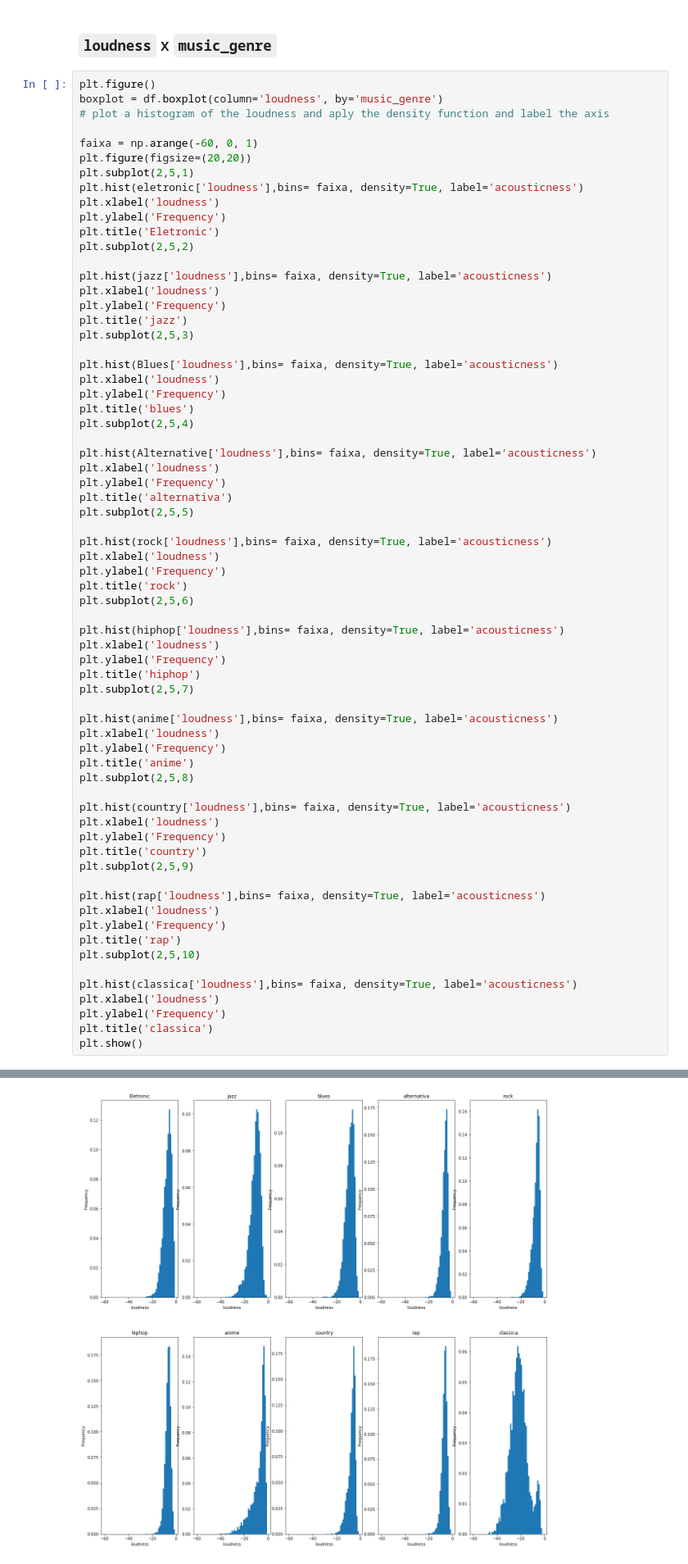
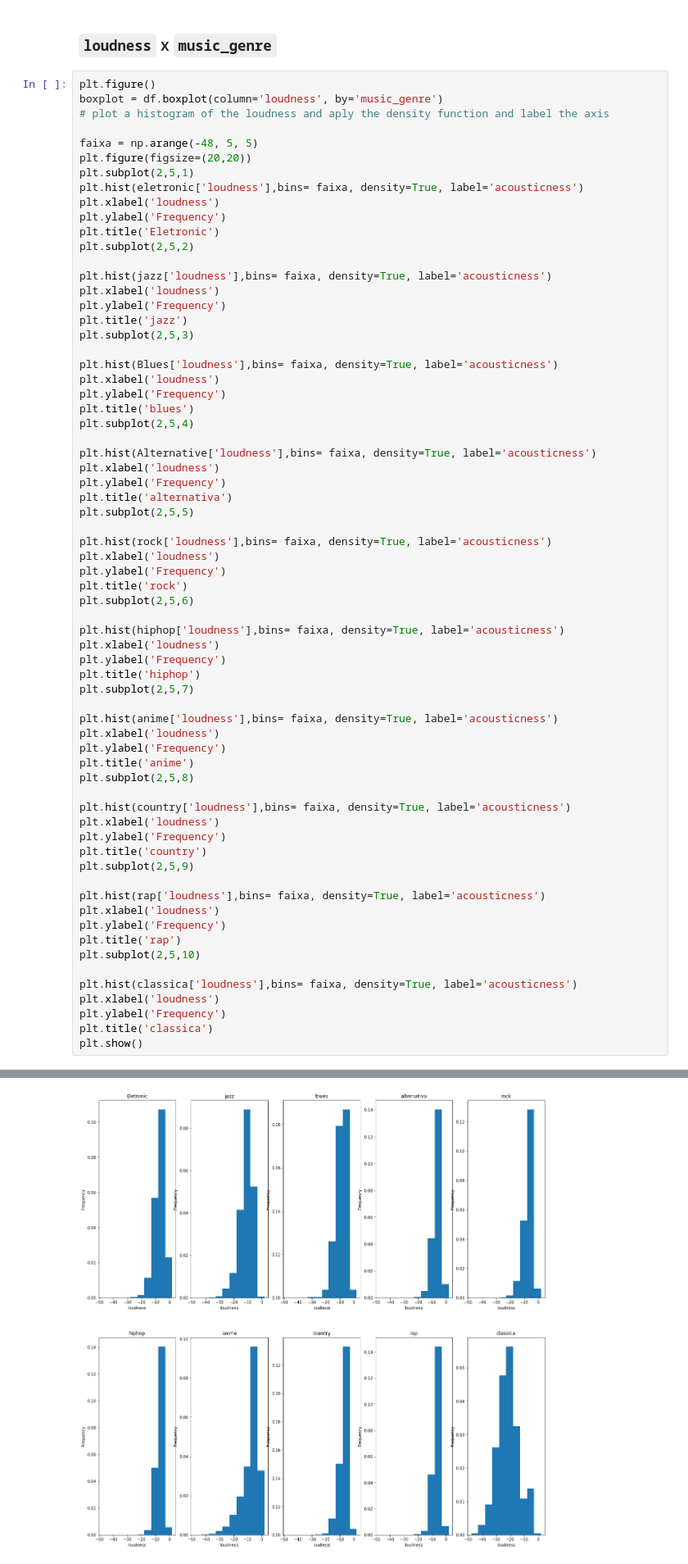
Before and after one commit to Gabriela321733/Projeto_2_Cdados, a Jupyter notebook: dados.ipynb, the cells around one changed output, grey strips where cells are left out. Shown at 82% size. Saved outputs shown, nothing was run; the diff lists cells and outputs as text.

Commit message:
ajeitando algumas faixas

```diff
--- a/dados.ipynb
+++ b/dados.ipynb
@@ -544,7 +544,7 @@ plt.figure()
 boxplot = df.boxplot(column='loudness', by='music_genre')
 # plot a histogram of the loudness and aply the density function and label the axis
 
-faixa = np.arange(-60, 0, 1)
+faixa = np.arange(-48, 5, 5)
 plt.figure(figsize=(20,20))
 plt.subplot(2,5,1)
 plt.hist(eletronic['loudness'],bins= faixa, density=True, label='acousticness')
@@ -582,34 +582,34 @@ plt.xlabel('loudness')
 plt.ylabel('Frequency')
 plt.title('hiphop')
 plt.subplot(2,5,7)
 
 plt.hist(anime['loudness'],bins= faixa, density=True, label='acousticness')
 plt.xlabel('loudness')
 plt.ylabel('Frequency')
 plt.title('anime')
 plt.subplot(2,5,8)
 
 plt.hist(country['loudness'],bins= faixa, density=True, label='acousticness')
 plt.xlabel('loudness')
 plt.ylabel('Frequency')
 plt.title('country')
 plt.subplot(2,5,9)
 
 plt.hist(rap['loudness'],bins= faixa, density=True, label='acousticness')
 plt.xlabel('loudness')
 plt.ylabel('Frequency')
 plt.title('rap')
 plt.subplot(2,5,10)
 
 plt.hist(classica['loudness'],bins= faixa, density=True, label='acousticness')
 plt.xlabel('loudness')
 plt.ylabel('Frequency')
 plt.title('classica')
 plt.show()
 # %% [output]
 <Figure size 432x288 with 0 Axes>
 [figure]
-[figure, old version]
+[figure, new version]
 # %% [markdown]
 ### `speechiness` x `music_genre`
 # %%
```
Also changed, not shown: parts of 3 cells of this notebook.
